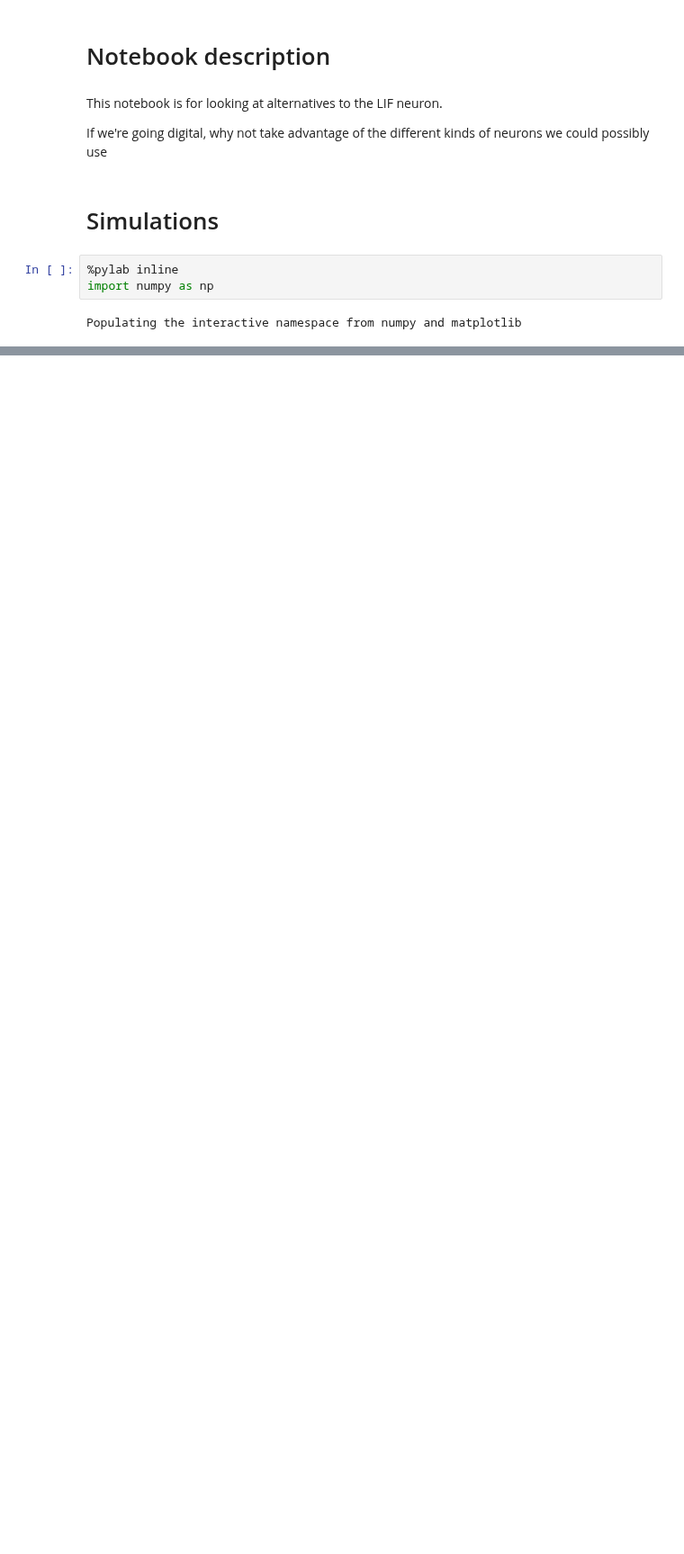
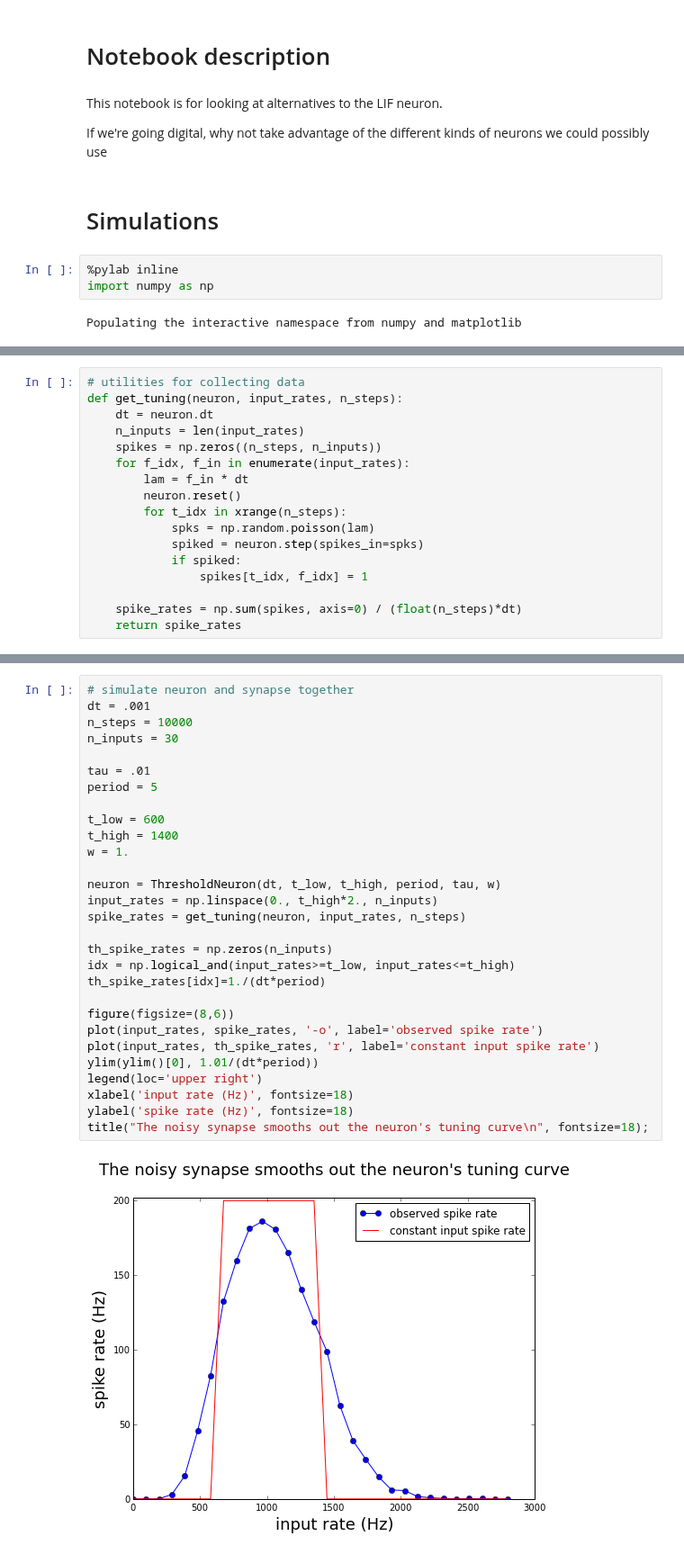
Before and after one commit to samfok/notebooks, a Jupyter notebook: neuron/Alt neurons.ipynb, the cells around one changed output, grey strips where cells are left out. Shown at 90% size. Cells and saved outputs as stored; diff of their text form; blank space fills up the shorter version.

```diff
--- a/neuron/Alt neurons.ipynb
+++ b/neuron/Alt neurons.ipynb
@@ -81,3 +90,20 @@ class ThresholdNeuron(BaseNeuron):
                 return 1
 
         return 0
+# %%
+# utilities for collecting data
+def get_tuning(neuron, input_rates, n_steps):
+    dt = neuron.dt
+    n_inputs = len(input_rates)
+    spikes = np.zeros((n_steps, n_inputs))
+    for f_idx, f_in in enumerate(input_rates):
+        lam = f_in * dt
+        neuron.reset()
+        for t_idx in xrange(n_steps):
+            spks = np.random.poisson(lam)
+            spiked = neuron.step(spikes_in=spks)
+            if spiked:
+                spikes[t_idx, f_idx] = 1
+
+    spike_rates = np.sum(spikes, axis=0) / (float(n_steps)*dt)
+    return spike_rates
@@ -191,0 +182,31 @@ ylabel('synapse state');
+# %%
+# simulate neuron and synapse together
+dt = .001
+n_steps = 10000
+n_inputs = 30
+
+tau = .01
+period = 5
+
+t_low = 600
+t_high = 1400
+w = 1.
+
+neuron = ThresholdNeuron(dt, t_low, t_high, period, tau, w)
+input_rates = np.linspace(0., t_high*2., n_inputs)
+spike_rates = get_tuning(neuron, input_rates, n_steps)
+
+th_spike_rates = np.zeros(n_inputs)
+idx = np.logical_and(input_rates>=t_low, input_rates<=t_high)
+th_spike_rates[idx]=1./(dt*period)
+
+figure(figsize=(8,6))
+plot(input_rates, spike_rates, '-o', label='observed spike rate')
+plot(input_rates, th_spike_rates, 'r', label='constant input spike rate')
+ylim(ylim()[0], 1.01/(dt*period))
+legend(loc='upper right')
+xlabel('input rate (Hz)', fontsize=18)
+ylabel('spike rate (Hz)', fontsize=18)
+title("The noisy synapse smooths out the neuron's tuning curve\n", fontsize=18);
+# %% [output]
+[figure, added]
```
Also changed, not shown: parts of 6 cells of this notebook.
